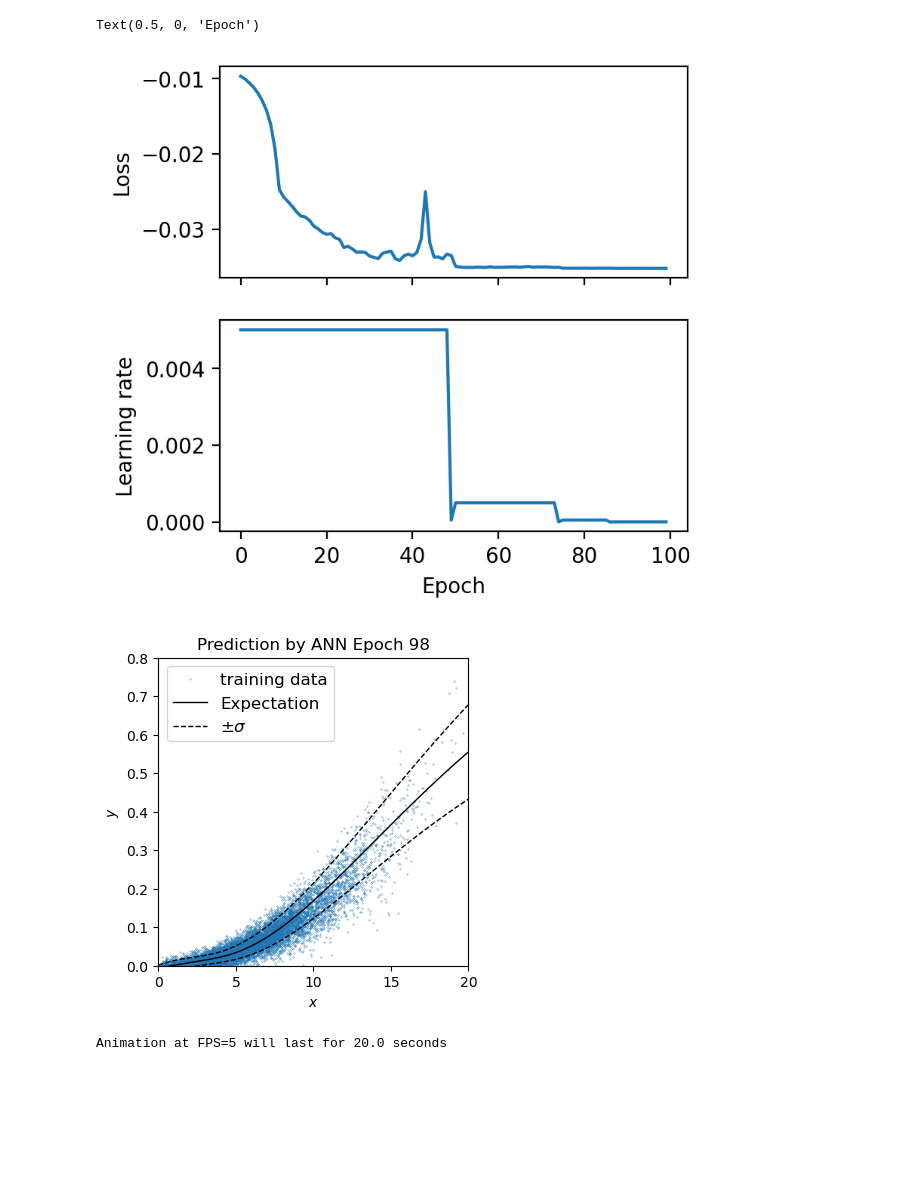
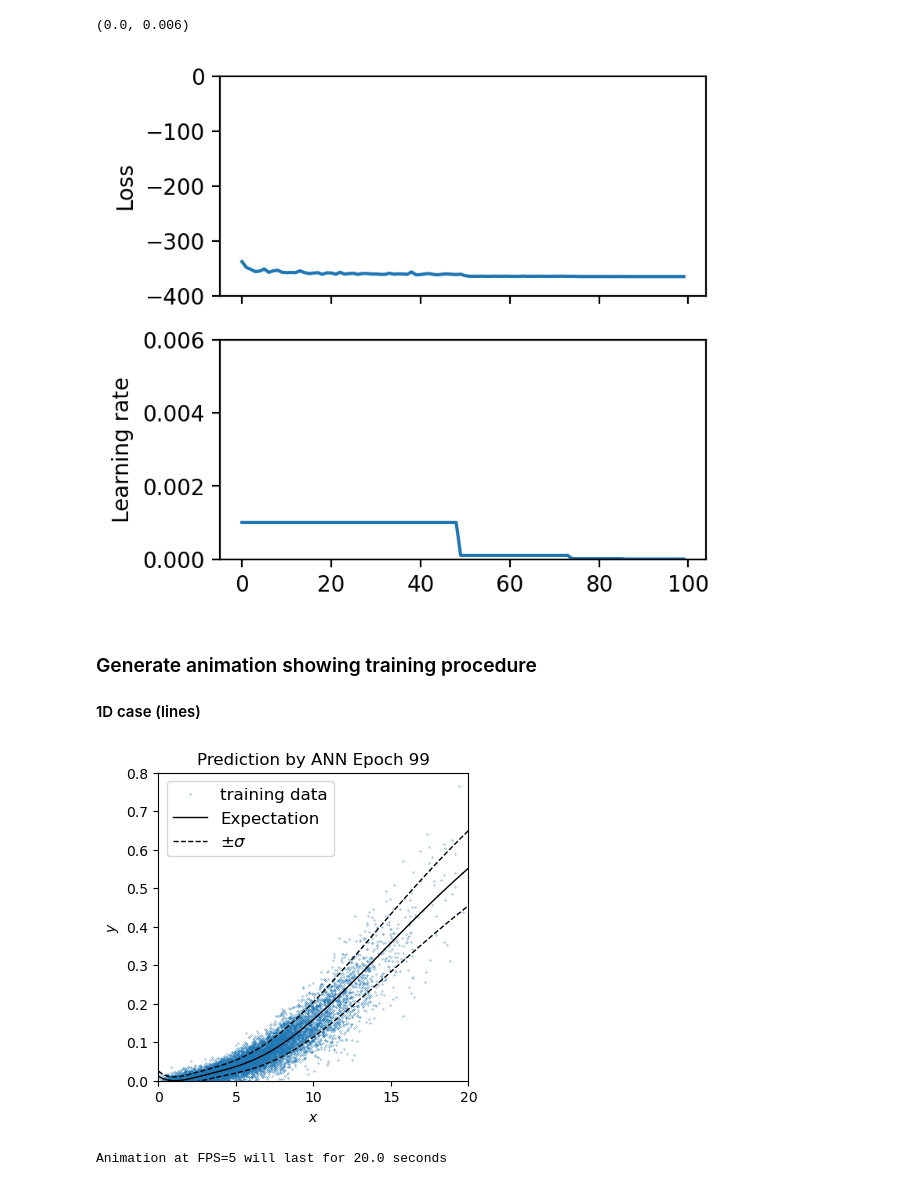
Before and after one commit to jiarong-wu/mlflux, a Jupyter notebook: notebooks/regression/ANN_synthetic.ipynb, the cells around one changed output. Drawn from its saved outputs; the diff is of its cells as text; code cells hidden in the pictures; blank space fills up the shorter version.

Commit message:
Weight dimension changed.

```diff
--- a/notebooks/regression/ANN_synthetic.ipynb
+++ b/notebooks/regression/ANN_synthetic.ipynb
@@ -60,7 +62,7 @@ class FluxDataset1D(Dataset):
             self.min_MSE = np.average((self.y2['sample']-self.y2['mean'])**2)
 
         # Weights?
-        self.W = sample_weights(self.X, N)
+        self.W = sample_weights(self.X)
 
     def __len__(self):
         return len(self.x1)
@@ -91,7 +83,7 @@ ANN(
 # %%
-''' Variance network trained on log likelihood '''
+''' Mean and variance networks trained on log likelihood simultaneously. '''
 
-optimizer_joint = optim.Adam(list(var_net.parameters())+list(mean_net.parameters()), lr=5e-3)
+optimizer_joint = optim.Adam(list(var_net.parameters())+list(mean_net.parameters()), lr=1e-3)
 # optimizer_joint = optim.Adam(var_net.parameters(), lr=1e-3)
 num_epochs = 100
 scheduler = optim.lr_scheduler.MultiStepLR(optimizer_joint, milestones=[int(num_epochs/2), int(num_epochs*3/4), int(num_epochs*7/8)], gamma=0.1)
@@ -121,7 +113,7 @@ for epoch in range(num_epochs):
     log['LLLoss'].append(LLLoss)
     log['var'].append(var.detach())
     log['mean'].append(mean.detach())
-    log['lr'].append(scheduler.get_lr())
+    log['lr'].append(scheduler.get_last_lr())
 
     # Print loss after every epoch
     print(f"Epoch [{epoch+1}/{num_epochs}], Loss: {LLLoss:.8f}")
@@ -146,10 +138,11 @@ Epoch [100/100], Loss: -0.03521544
 # %%
 fig, axes = plt.subplots(2,1,sharex=True,figsize=[4,4],dpi=200)
 axes[0].plot(log['LLLoss'])
 axes[0].set_ylabel('Loss')
+axes[0].set_ylim([-400,0])
 axes[1].plot(log['lr'])
 axes[1].set_ylabel('Learning rate')
-axes[1].set_xlabel('Epoch')
+axes[1].set_ylim([0,0.006])
 # %% [output]
-Text(0.5, 0, 'Epoch')
+(0.0, 0.006)
-[figure, old version]
+[figure, new version]
@@ -159 +149,4 @@ x1_mesh,x2_mesh = np.meshgrid(x1_vis,x2_vis,indexing='ij')
+# %% [markdown]
+### Generate animation showing training procedure
+#### 1D case (lines)
 # %%
@@ -214,7 +175,7 @@ def plot_epoch_1D(epoch=10):
 # %%
-plot_epoch_1D(98)
+plot_epoch_1D(99)
 # %% [output]
-[figure, old version]
+[figure, new version]
 # %%
 create_animation(plot_epoch_1D, idx=np.arange(0,100,1), filename='figures/momentum_1D_Batch100_scheduler.gif', FPS=5)
 # %% [output]
```
Also changed, not shown: parts of 20 cells of this notebook, 6 other files.
